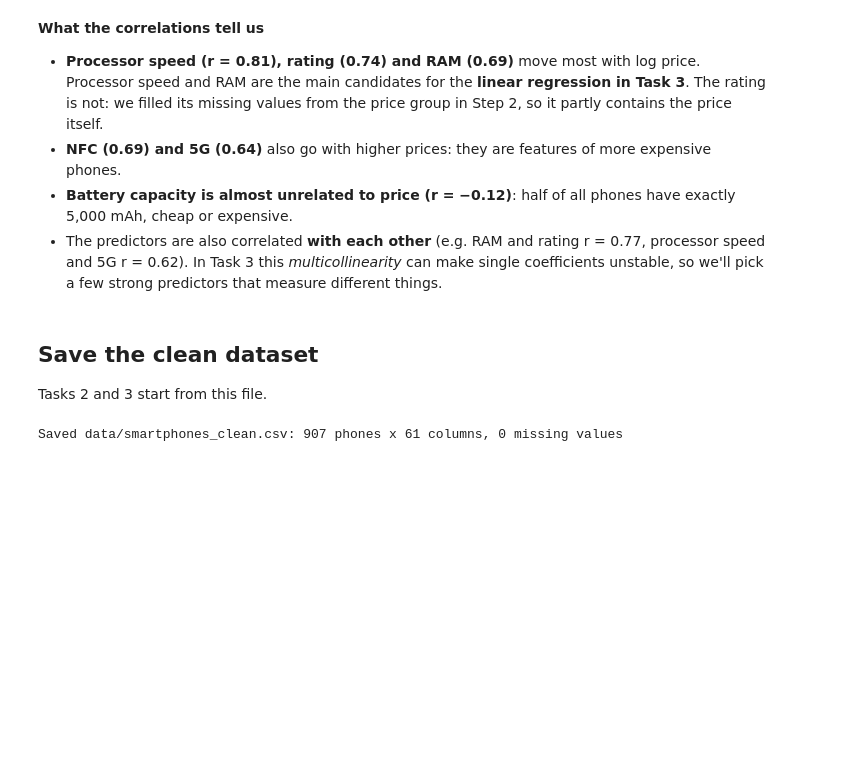
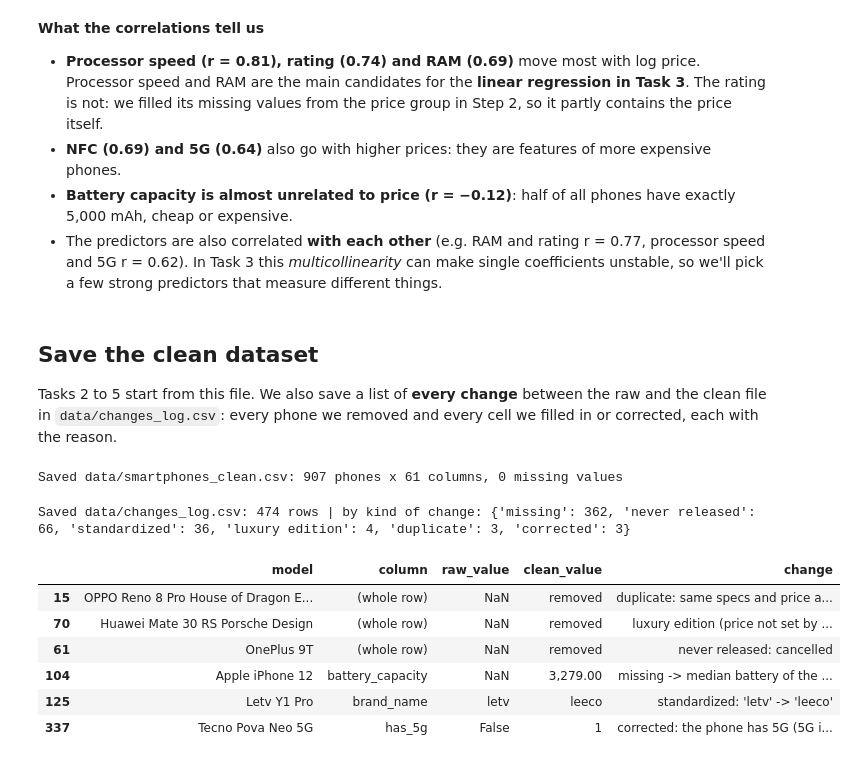
Before and after one commit to alexklep04-bit/smartphone-market-analysis, a Jupyter notebook: Task1_Preprocessing_EDA.ipynb, the cells around one changed output. Drawn from its saved outputs; the diff is of its cells as text; code cells hidden in the pictures; blank space fills up the shorter version.

```diff
--- a/Task1_Preprocessing_EDA.ipynb
+++ b/Task1_Preprocessing_EDA.ipynb
@@ -1101,12 +1101,76 @@ corr["log_price"].drop("log_price").sort_values(key=abs, ascending=False).round(
 - The predictors are also correlated **with each other** (e.g. RAM and rating r = 0.77, processor speed and 5G r = 0.62). In Task 3 this *multicollinearity* can make single coefficients unstable, so we'll pick a few strong predictors that measure different things.
 # %% [markdown]
 ## Save the clean dataset
-Tasks 2 and 3 start from this file.
+Tasks 2 to 5 start from this file. We also save a list of **every change** between the raw and the clean file in `data/changes_log.csv`: every phone we removed and every cell we filled in or corrected, each with the reason.
 # %%
 df.to_csv(DATA / "smartphones_clean.csv", index=False)
 print(f"Saved data/smartphones_clean.csv: {df.shape[0]} phones x {df.shape[1]} columns, {int(df.isna().sum().sum())} missing values")
 # %% [output]
 Saved data/smartphones_clean.csv: 907 phones x 61 columns, 0 missing values
+# %%
+# We compare the raw file with the clean file and list every change, with the reason
+clean = pd.read_csv(DATA / "smartphones_clean.csv")
+kept = set(clean["model"])
+compare = [c for c in raw.columns if c not in ("model", "extended_upto")]          # extended_upto is the column we removed
+clean_by_model = clean.set_index("model")
+changes = []
+
+# 1. The phones we removed
+for _, phone in raw[~raw["model"].isin(kept)].iterrows():
+    if phone["model"] in never_released:
+        why = f"never released: {never_released[phone['model']]}"
+    elif any(s in phone["model"] for s in ("Vertu", "Signature Edition", "Porsche Design")):
+        why = "luxury edition (price not set by specs)"
+    else:
+        twin = raw[(raw["model"] != phone["model"]) & raw["model"].isin(kept)]
+        twin = twin[(twin[compare].fillna(-1) == phone[compare].fillna(-1)).all(axis=1)]
+        why = f"duplicate: same specs and price as {twin['model'].iloc[0]}"
+    changes.append({"model": phone["model"], "column": "(whole row)", "raw_value": np.nan, "clean_value": "removed", "change": why})
+
+# 2. The cells we filled in, corrected or standardized in the phones we kept
+filled_in = {
+    "rating": "missing -> median rating of phones in the same price group",
+    "processor_speed": "missing -> median speed of the same processor brand",
+    "battery_capacity": "missing -> median battery of the same brand",
+    "processor_brand": "missing -> 'unknown'",
+    "os": "missing -> from the brand (huawei = other, others = android)",
+    "num_cores": "missing -> most common value",
+    "num_front_cameras": "missing -> most common value",
+    "primary_camera_front": "missing -> median",
+}
+for _, phone in raw[raw["model"].isin(kept)].iterrows():
+    new = clean_by_model.loc[phone["model"]]
+    for col in compare:
+        before, after = phone[col], new[col]
+        if pd.isna(before):
+            if col == "fast_charging":
+                why = ("missing, phone has no fast charging -> 0 W" if phone["fast_charging_available"] == 0
+                       else "missing, power unknown -> median of the same brand")
+            else:
+                why = filled_in[col]
+            changes.append({"model": phone["model"], "column": col, "raw_value": np.nan, "clean_value": after, "change": why})
+        elif col == "has_5g" and int(before) != int(after):
+            changes.append({"model": phone["model"], "column": col, "raw_value": before, "clean_value": after,
+                            "change": f"corrected: the phone has 5G ({wrong_5g[phone['model']]})"})
+        elif col in ("processor_brand", "brand_name") and before != after:
+            why = (f"standardized: '{before}' -> '{after}'" if col == "brand_name"
+                   else f"standardized: '{before}' is a Unisoc chip -> '{after}'")
+            changes.append({"model": phone["model"], "column": col, "raw_value": before, "clean_value": after, "change": why})
+
+changes_log = pd.DataFrame(changes).sort_values(["column", "change", "model"], key=lambda s: s.str.lower(), kind="stable")
+changes_log.to_csv(DATA / "changes_log.csv", index=False)
+kind = changes_log["change"].str.extract(r"^(never released|luxury edition|duplicate|missing|corrected|standardized)", expand=False)
+print(f"Saved data/changes_log.csv: {len(changes_log)} rows | by kind of change: {kind.value_counts().to_dict()}")
+changes_log.groupby(kind).head(1)          # one example of each kind of change
+# %% [output]
+Saved data/changes_log.csv: 474 rows | by kind of change: {'missing': 362, 'never released': 66, 'standardized': 36, 'luxury edition': 4, 'duplicate': 3, 'corrected': 3}
+|  | model | column | raw_value | clean_value | change |
+| 15 | OPPO Reno 8 Pro House of Dragon E... | (whole row) | NaN | removed | duplicate: same specs and price a... |
+| 70 | Huawei Mate 30 RS Porsche Design | (whole row) | NaN | removed | luxury edition (price not set by ... |
+| 61 | OnePlus 9T | (whole row) | NaN | removed | never released: cancelled |
+| 104 | Apple iPhone 12 | battery_capacity | NaN | 3,279.00 | missing -> median battery of the ... |
+| 125 | Letv Y1 Pro | brand_name | letv | leeco | standardized: 'letv' -> 'leeco' |
+| 337 | Tecno Pova Neo 5G | has_5g | False | 1 | corrected: the phone has 5G (5G i... |
 # %% [markdown]
 ## Summary of Task 1
 | | Raw data | Clean data |
```
Also changed, not shown: parts of 2 cells of this notebook, 1 other file.
